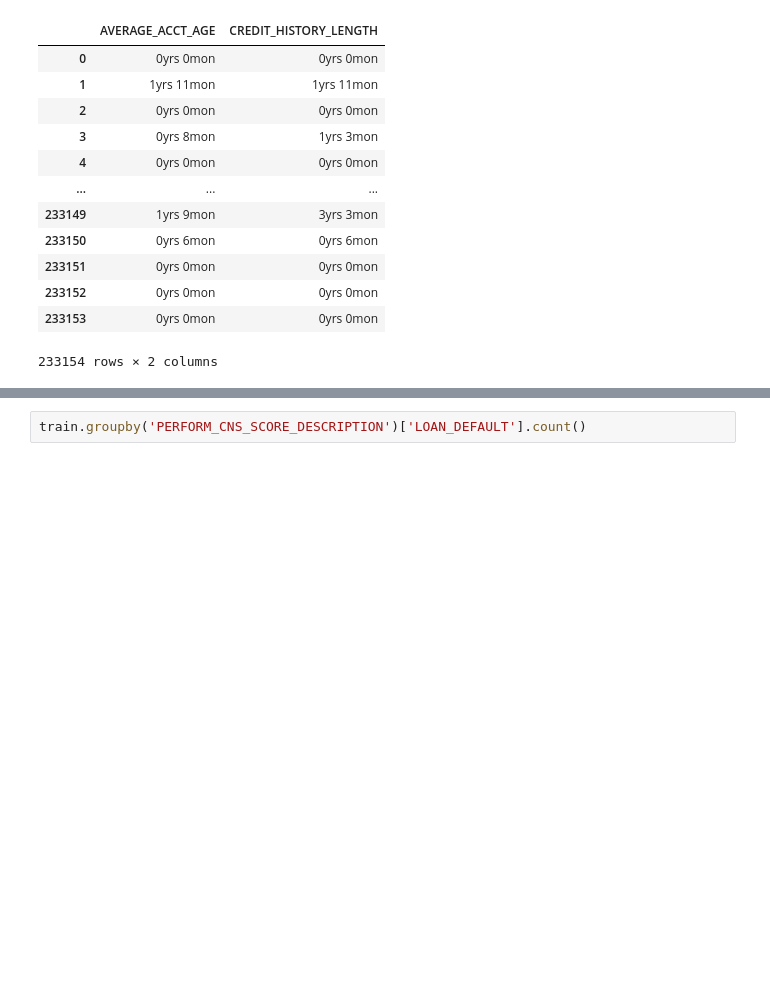
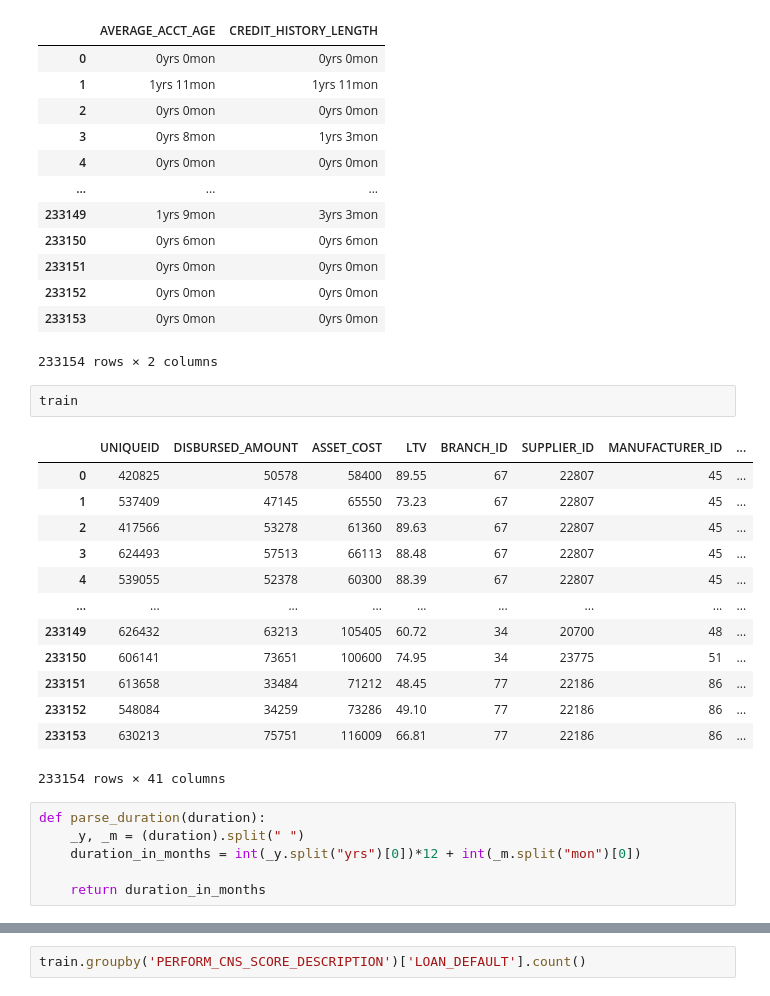
Before and after one commit to kirti-s11/FraudDetection_Training_Project, a Jupyter notebook: experiment.ipynb, the cells around one changed output, grey strips where cells are left out. Drawn from its saved outputs; the diff is of its cells as text; blank space fills up the shorter version.

```diff
--- a/experiment.ipynb
+++ b/experiment.ipynb
@@ -241,3 +228,25 @@ train[duration_cols]
 | 233152 | 0yrs 0mon | 0yrs 0mon |
 | 233153 | 0yrs 0mon | 0yrs 0mon |
 233154 rows × 2 columns
+# %%
+train
+# %% [output]
+|  | UNIQUEID | DISBURSED_AMOUNT | ASSET_COST | LTV | BRANCH_ID | SUPPLIER_ID | MANUFACTURER_ID | ... |
+| 0 | 420825 | 50578 | 58400 | 89.55 | 67 | 22807 | 45 | ... |
+| 1 | 537409 | 47145 | 65550 | 73.23 | 67 | 22807 | 45 | ... |
+| 2 | 417566 | 53278 | 61360 | 89.63 | 67 | 22807 | 45 | ... |
+| 3 | 624493 | 57513 | 66113 | 88.48 | 67 | 22807 | 45 | ... |
+| 4 | 539055 | 52378 | 60300 | 88.39 | 67 | 22807 | 45 | ... |
+| ... | ... | ... | ... | ... | ... | ... | ... | ... |
+| 233149 | 626432 | 63213 | 105405 | 60.72 | 34 | 20700 | 48 | ... |
+| 233150 | 606141 | 73651 | 100600 | 74.95 | 34 | 23775 | 51 | ... |
+| 233151 | 613658 | 33484 | 71212 | 48.45 | 77 | 22186 | 86 | ... |
+| 233152 | 548084 | 34259 | 73286 | 49.10 | 77 | 22186 | 86 | ... |
+| 233153 | 630213 | 75751 | 116009 | 66.81 | 77 | 22186 | 86 | ... |
+233154 rows × 41 columns
+# %%
+def parse_duration(duration):
+    _y, _m = (duration).split(" ")
+    duration_in_months = int(_y.split("yrs")[0])*12 + int(_m.split("mon")[0])
+
+    return duration_in_months
```
Also changed, not shown: parts of 8 cells of this notebook.
